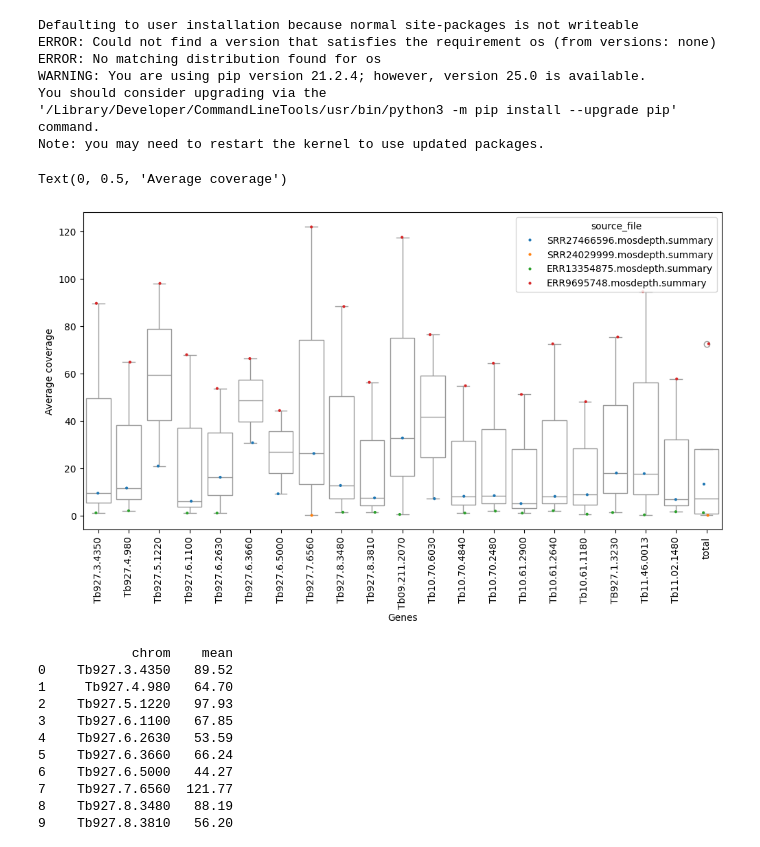
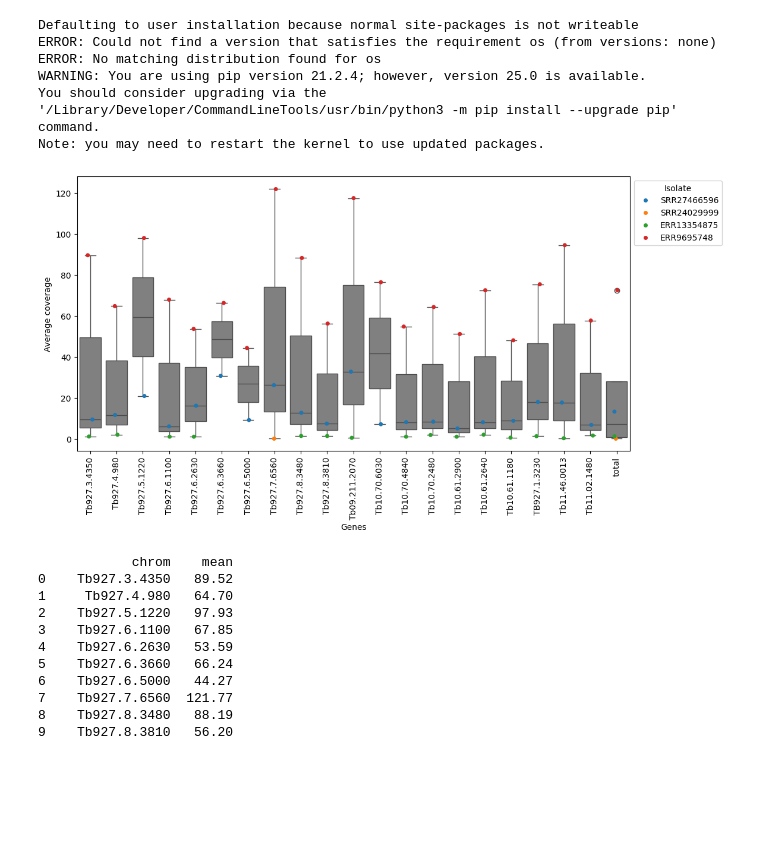
Before and after one commit to goldrieve/monotrac-nf, a Jupyter notebook: plotting.ipynb, the cells around one changed output. Cells and saved outputs as stored; diff of their text form; code cells hidden in the pictures; blank space fills up the shorter version.

```diff
--- a/plotting.ipynb
+++ b/plotting.ipynb
@@ -65,38 +65,39 @@ dataframes = []
 
 # Iterate over each CSV file in the directory
 for csv_file in os.listdir(csv_dir):
     if csv_file.endswith('.summary.txt'):
         file_path = os.path.join(csv_dir, csv_file)
 
         # Read the CSV file into a DataFrame
         df = pd.read_csv(file_path, sep='\t')
 
         # Add a new column with the file name (without extension)
-        df['source_file'] = os.path.splitext(csv_file)[0]
+        df['source_file'] = os.path.splitext(csv_file)[0].split('.')[0]
 
         # Append the DataFrame to the list
         dataframes.append(df)
 
 # Combine all DataFrames into a single DataFrame
 combined_df = pd.concat(dataframes, axis=0)
 
 # Save the combined DataFrame to a new CSV file
 combined_df.to_csv(output_file, index=False, sep='\t', quoting=csv.QUOTE_NONE, escapechar=' ')
 
 #print(f"Combined data saved to {output_file}")
 #print(combined_df)
 #sns.boxplot(x='chrom', y='mean', data=combined_df)
 
 data_1 = pd.read_csv('combined_data.csv', sep='\t', usecols=['chrom', 'mean', 'source_file'])
 plt.figure(figsize=(12,6))
-sns.boxplot(x='chrom', y='mean', data=data_1, color='white')
-sns.stripplot(x='chrom', y='mean', data=data_1, hue='source_file', size=3, jitter=True, )
+sns.boxplot(x='chrom', y='mean', data=data_1, color='gray')
+sns.stripplot(x='chrom', y='mean', data=data_1, hue='source_file', size=5, jitter=True, )
 plt.xticks(rotation=90)
 plt.xlabel('Genes')
 plt.ylabel('Average coverage')
+plt.legend(title="Isolate", bbox_to_anchor=(1, 1))
+plt.show()
 # %% [output]
-Text(0, 0.5, 'Average coverage')
-[figure, old version]
+[figure, new version]
 # %%
 import matplotlib.pyplot as plt
 import pandas as pd
```
Also changed, not shown: 1 other file.
